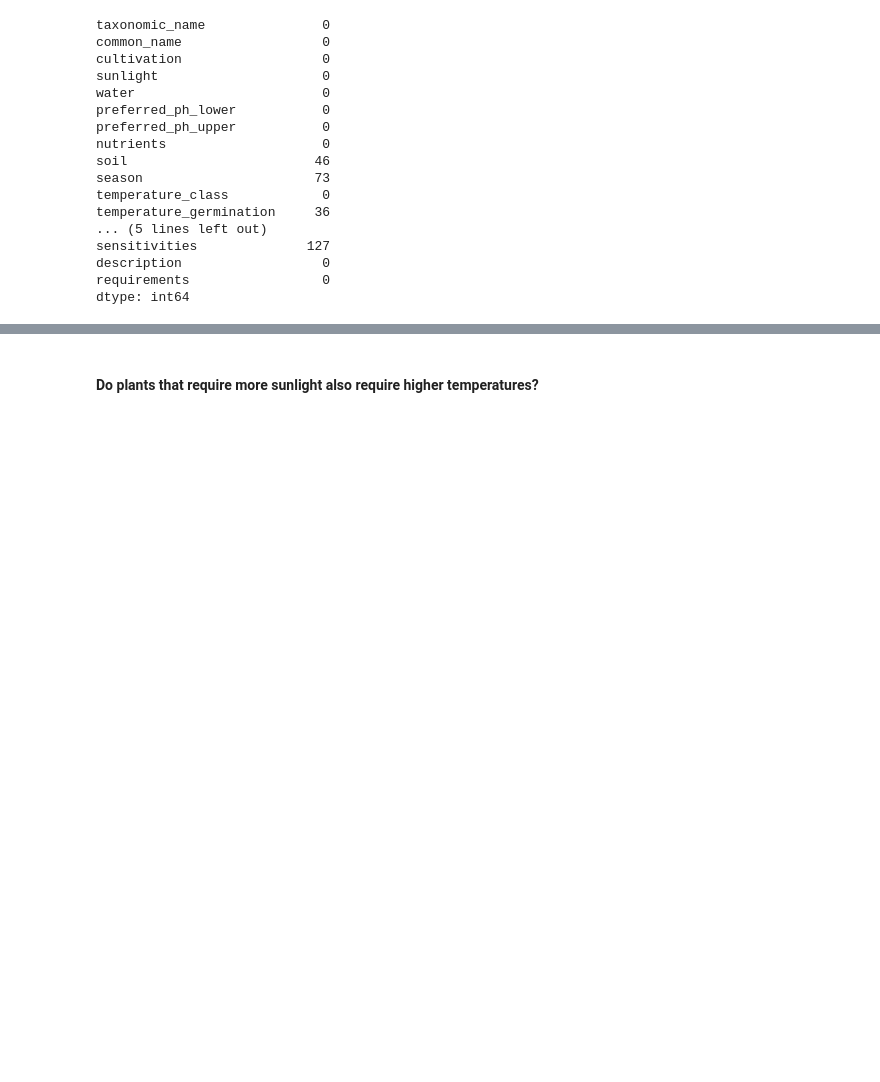
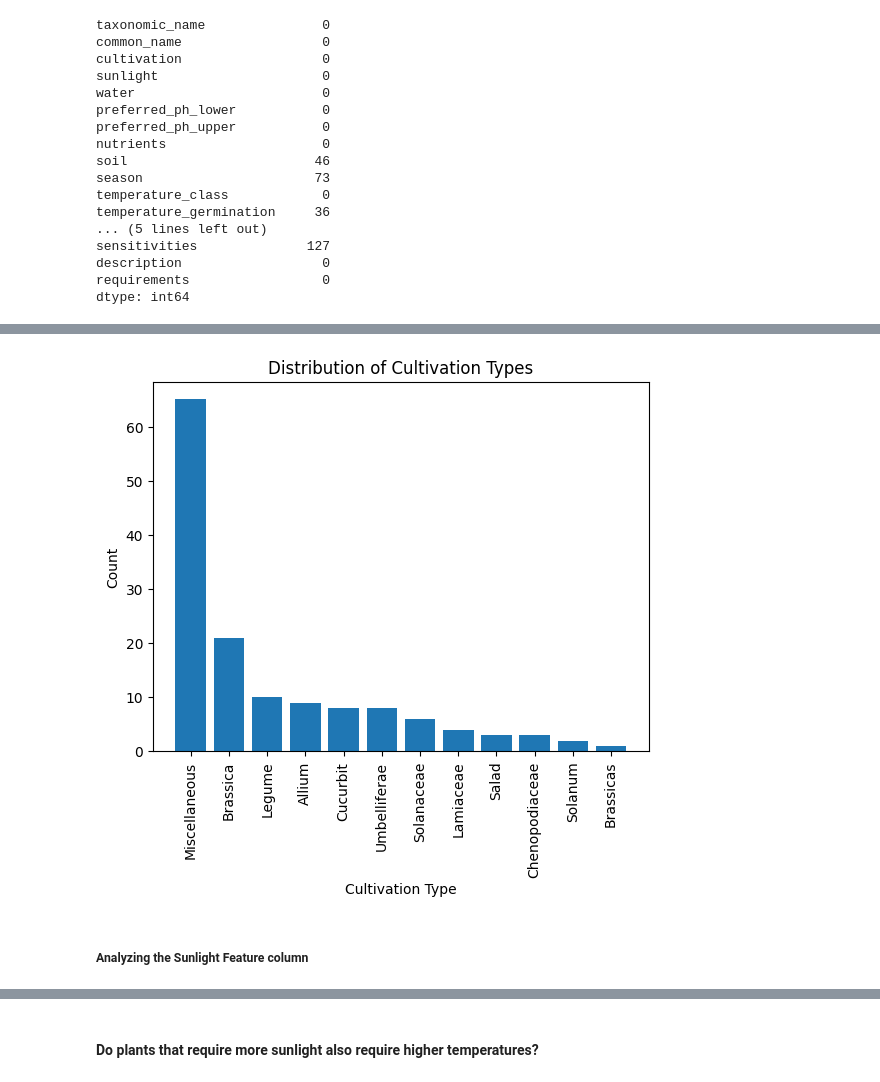
Before and after one commit to aaditbaldha2002/TidyTuesday_challenges, a Jupyter notebook: 2026/2026-02-03/eda.ipynb, the cells around one changed output, grey strips where cells are left out. Drawn from its saved outputs; the diff is of its cells as text; code cells hidden in the pictures; blank space fills up the shorter version.

```diff
--- a/2026/2026-02-03/eda.ipynb
+++ b/2026/2026-02-03/eda.ipynb
@@ -80,0 +102,11 @@ dtype: int64
+# %%
+plt.bar(dataset['cultivation'].value_counts().index, dataset['cultivation'].value_counts().values)
+plt.xlabel('Cultivation Type')
+plt.ylabel('Count')
+plt.title('Distribution of Cultivation Types')
+plt.xticks(rotation=90)
+plt.show()
+# %% [output]
+[figure, added]
+# %% [markdown]
+##### Analyzing the Sunlight Feature column
```
Also changed, not shown: parts of 25 cells of this notebook.
